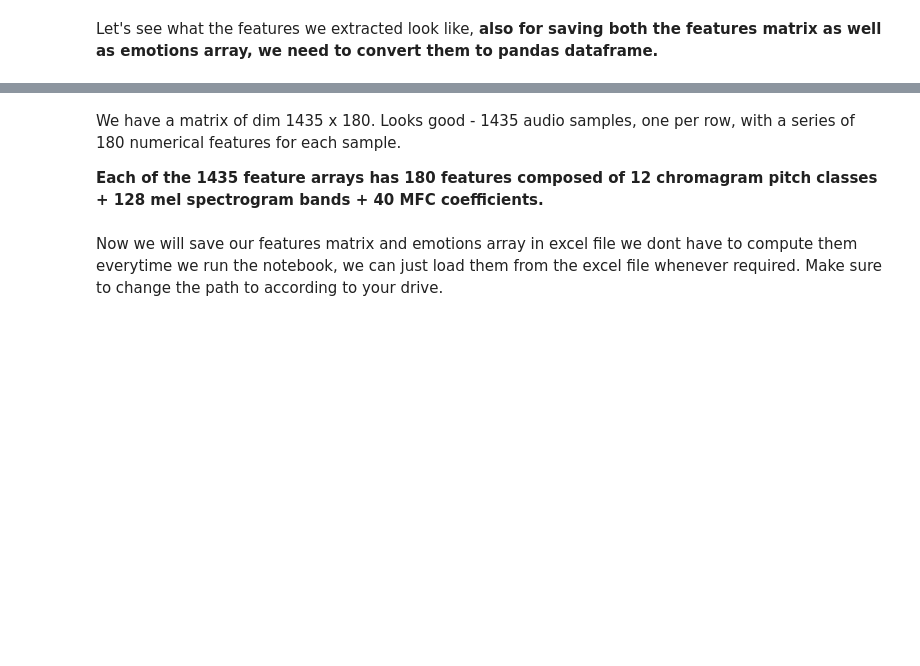
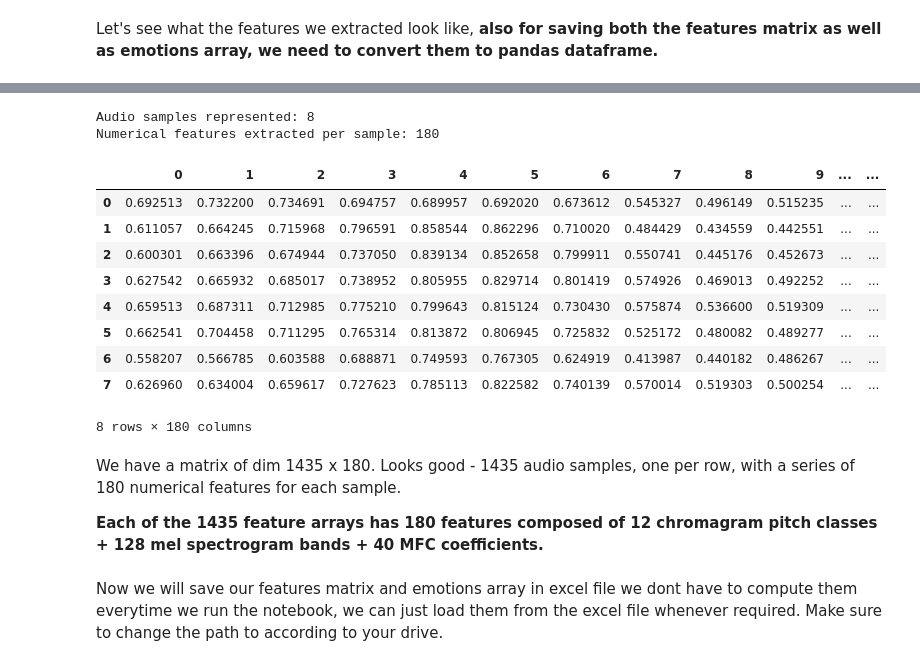
Before and after one commit to MIS520/Week3-ClassicML, a Jupyter notebook: Week_3_ML_P2.ipynb, the cells around one changed output, grey strips where cells are left out. Saved outputs shown, nothing was run; the diff lists cells and outputs as text; code cells hidden in the pictures; blank space fills up the shorter version.

```diff
--- a/Week_3_ML_P2.ipynb
+++ b/Week_3_ML_P2.ipynb
@@ -186,6 +193,26 @@ def load_data():
         print('\r' + f' Processed {count}/{1440} audio samples',end=' ')
     # Return arrays to plug into sklearn's cross-validation algorithms
     return np.array(X), np.array(y)
+# %%
+# only load actor 26 (me)
+
+def load_actor26():
+    X, y = [], []
+    count = 0
+    for file in glob.glob("/content/Week3-ClassicML/Actor_26/*.wav"):
+        file_name = os.path.basename(file)
+        actor_id_with_ext = file_name.split("-")[-1]
+        actor_id = actor_id_with_ext.split(".")[0]
+
+        if actor_id == "26":  # only me
+            emotion = emotions_dict[file_name.split("-")[2]]
+            features = get_features(file)
+            X.append(features)
+            y.append(emotion)
+            count += 1
+            print('\r' + f' Processed {count}/{8} audio samples',end=' ')
+
+    return np.array(X), np.array(y)
 # %% [markdown]
 Compute the feature matrix and read the emotion labels for the entire dataset.
 Note that our regressor (independent/explanatory variable), usually denoted X, is named 'features', and our regressand (dependent variable), usually denoted y, is named 'emotions'.
@@ -195,0 +223,2 @@ features, emotions = load_data()
+# %%
+a26_features, a26_emotions = load_actor26()
@@ -224,3 +255,26 @@ Numerical features extracted per sample: 180
+# %%
+print(f'\nAudio samples represented: {a26_features.shape[0]}')
+print(f'Numerical features extracted per sample: {a26_features.shape[1]}')
+a26_features_df = pd.DataFrame(a26_features) # make it pretty for display
+
+
+#making dataframe for emotions as well
+a26_emotions_df = pd.DataFrame(a26_emotions) # make it pretty for display
+
+a26_features_df
+# %% [output]
+Audio samples represented: 8
+Numerical features extracted per sample: 180
+|  | 0 | 1 | 2 | 3 | 4 | 5 | 6 | 7 | 8 | 9 | ... | ... |
+| 0 | 0.692513 | 0.732200 | 0.734691 | 0.694757 | 0.689957 | 0.692020 | 0.673612 | 0.545327 | 0.496149 | 0.515235 | ... | ... |
+| 1 | 0.611057 | 0.664245 | 0.715968 | 0.796591 | 0.858544 | 0.862296 | 0.710020 | 0.484429 | 0.434559 | 0.442551 | ... | ... |
+| 2 | 0.600301 | 0.663396 | 0.674944 | 0.737050 | 0.839134 | 0.852658 | 0.799911 | 0.550741 | 0.445176 | 0.452673 | ... | ... |
+| 3 | 0.627542 | 0.665932 | 0.685017 | 0.738952 | 0.805955 | 0.829714 | 0.801419 | 0.574926 | 0.469013 | 0.492252 | ... | ... |
+| 4 | 0.659513 | 0.687311 | 0.712985 | 0.775210 | 0.799643 | 0.815124 | 0.730430 | 0.575874 | 0.536600 | 0.519309 | ... | ... |
+| 5 | 0.662541 | 0.704458 | 0.711295 | 0.765314 | 0.813872 | 0.806945 | 0.725832 | 0.525172 | 0.480082 | 0.489277 | ... | ... |
+| 6 | 0.558207 | 0.566785 | 0.603588 | 0.688871 | 0.749593 | 0.767305 | 0.624919 | 0.413987 | 0.440182 | 0.486267 | ... | ... |
+| 7 | 0.626960 | 0.634004 | 0.659617 | 0.727623 | 0.785113 | 0.822582 | 0.740139 | 0.570014 | 0.519303 | 0.500254 | ... | ... |
+8 rows × 180 columns
 # %% [markdown]
 We have a matrix of dim 1435 x 180. Looks good - 1435 audio samples, one per row, with a series of
 180 numerical features for each sample.
```
Also changed, not shown: parts of 20 cells of this notebook.
